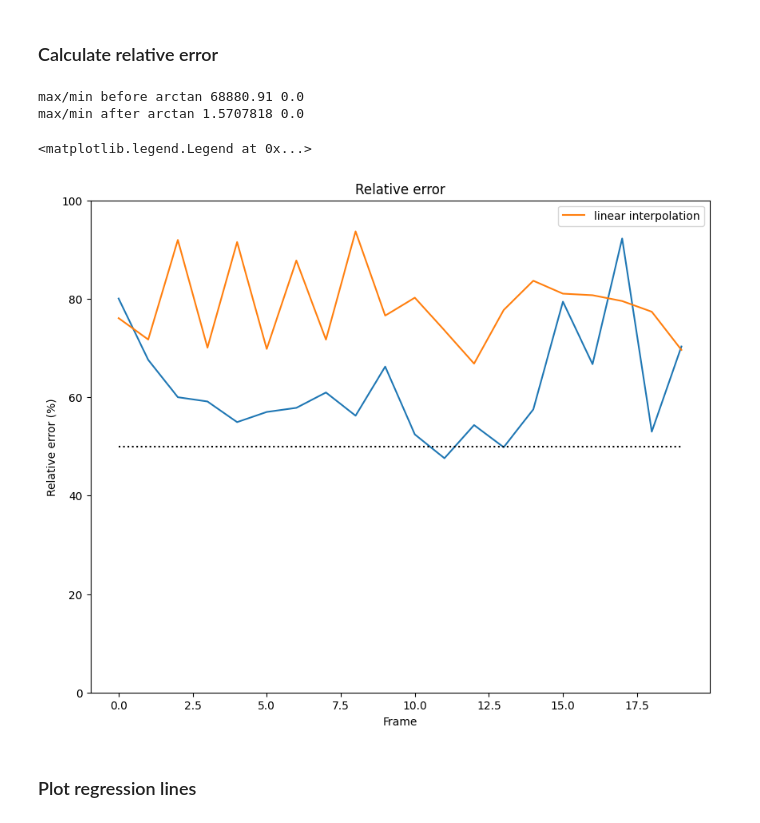
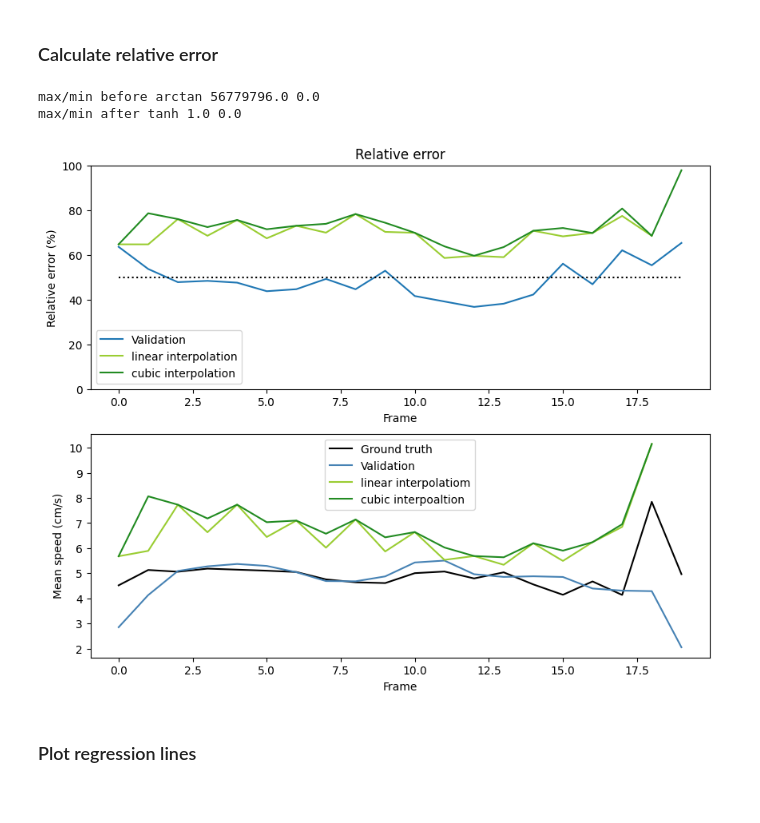
Before and after one commit to PiaaCaa/4DFlowNet, a Jupyter notebook: src/evaluate_plots.ipynb, the cells around one changed output. Saved outputs shown, nothing was run; the diff lists cells and outputs as text; code cells hidden in the pictures.

```diff
--- a/src/evaluate_plots.ipynb
+++ b/src/evaluate_plots.ipynb
@@ -83,6 +85,2 @@ print()
 # %% [markdown]
 ### Create interpolation data from low resolution data
-# %%
-interpolate = {}
-for vel in vel_colnames:
-    interpolate[vel] = temporal_bilinear_interpolation(lr[vel], gt[vel].shape)
@@ -97,0 +87,10 @@ max/min after arctan 1.5707940173938781 1.50712036027903e-11
+# %%
+interpolate_linear = {}
+interpolate_cubic = {}
+
+for vel in vel_colnames:
+    interpolate_linear[vel] = temporal_linear_interpolation(lr[vel], gt[vel].shape)
+    interpolate_linear[f'{vel}_fluid'] = np.multiply(interpolate_linear[vel], gt['mask'])
+
+    interpolate_cubic[vel] = temporal_cubic_interpolation(lr[vel], gt[vel].shape)
+    interpolate_cubic[f'{vel}_fluid'] = np.multiply(interpolate_cubic[vel], gt['mask'])
@@ -97,0 +99,14 @@ max/min after arctan 1.5707940173938781 1.50712036027903e-11
+# %%
+rel_error = calculate_relative_error_normalized(pred["u"], pred["v"], pred["w"], gt["u"], gt["v"] , gt["w"], gt["mask"])
+error_pointwise, error_absolut = calculate_pointwise_error(pred["u"], pred["v"], pred["w"], gt["u"], gt["v"] , gt["w"], gt["mask"])
+rel_error_lin_interpolation = calculate_relative_error_normalized(interpolate_linear["u"], interpolate_linear["v"], interpolate_linear["w"], gt["u"], gt["v"] , gt["w"], gt["mask"])
+rel_error_cubic_interpolation = calculate_relative_error_normalized(interpolate_cubic["u"], interpolate_cubic["v"], interpolate_cubic["w"], gt["u"], gt["v"] , gt["w"], gt["mask"])
+
+for vel in vel_colnames:
+    error_absolut[f'{vel}_fluid'] = np.multiply(error_absolut[vel], gt["mask"])
+
+# mean speed of gt and prediction
+mean_speed_gt = calculate_mean_speed(gt["u_fluid"], gt["v_fluid"] , gt["w_fluid"], gt["mask"])
+mean_speed_pred = calculate_mean_speed(pred["u_fluid"], pred["v_fluid"] , pred["w_fluid"], gt["mask"])
+mean_speed_lin_interpolation = calculate_mean_speed(interpolate_linear["u_fluid"], interpolate_linear["v_fluid"] ,interpolate_linear["w_fluid"], gt["mask"])
+mean_speed_cubic_interpolation = calculate_mean_speed(interpolate_cubic["u_fluid"], interpolate_cubic["v_fluid"] , interpolate_cubic["w_fluid"], gt["mask"])
@@ -194,15 +299,26 @@ plt.show()
 # %% [markdown]
 ### Calculate relative error
-# %%
-plot_relative_error([gt_filepath],[res_filepath], [set_name], save_as=f'{eval_dir}/relative_error.png')
-plt.plot(rel_error_lin_interpolation, label = 'linear interpolation')
-plt.legend()
-#lst_hgt_paths, lst_hpred_paths,lst_names, save_as = 'Relative_error_comparison.png'
-# %% [output]
-max/min before arctan 68880.91 0.0
-max/min after arctan 1.5707818 0.0
-<matplotlib.legend.Legend at 0x...>
-[figure, removed]
+# %%
+plt.subplot(2, 1, 1)
+plot_relative_error([gt_filepath],[res_filepath], [set_name])
+plt.plot(rel_error_lin_interpolation[:-1], label = 'linear interpolation',color = 'yellowgreen')
+plt.plot(rel_error_cubic_interpolation, label = 'cubic interpolation', color = 'forestgreen')
+plt.legend()
+
+plt.subplot(2, 1, 2)
+plt.plot(mean_speed_gt, label ='Ground truth',color = 'black')
+plt.plot(mean_speed_pred,'b', label= set_name, color = 'steelblue')
+plt.plot(mean_speed_lin_interpolation[:-1], label = 'linear interpolatiom', color = 'yellowgreen')
+plt.plot(mean_speed_cubic_interpolation[:-1], label = 'cubic interpoaltion', color = 'forestgreen')
+plt.xlabel("Frame")
+plt.ylabel("Mean speed (cm/s)")
+plt.legend()
+plt.show()
+#lst_hgt_paths, lst_hpred_paths,lst_names, save_as = 'Relative_error_comparison.png'
+# %% [output]
+max/min before arctan 56779796.0 0.0
+max/min after tanh 1.0 0.0
+[figure, added]
 # %% [markdown]
 ### Plot regression lines
 # %%
```
Also changed, not shown: parts of 13 cells of this notebook, 2 other files.
